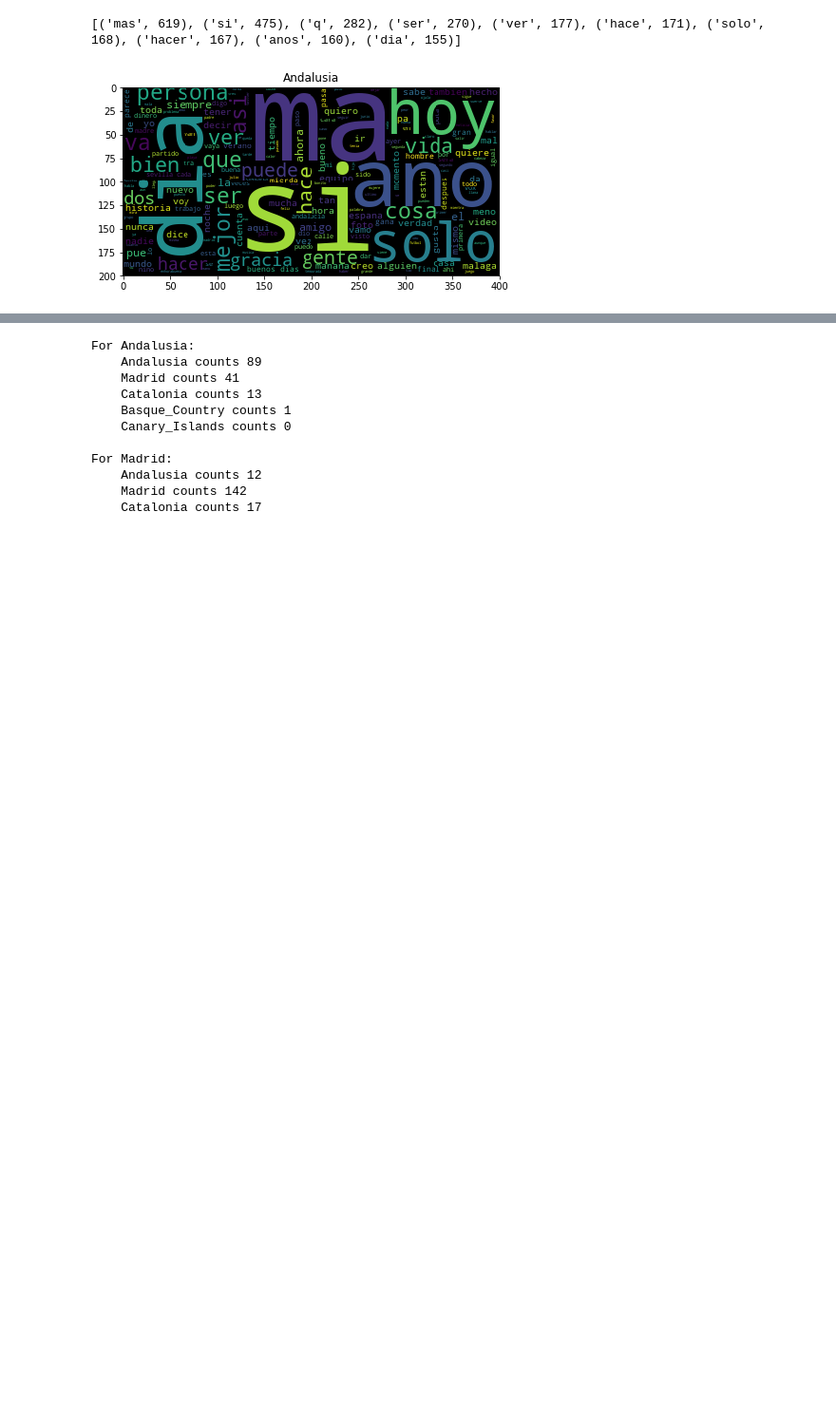
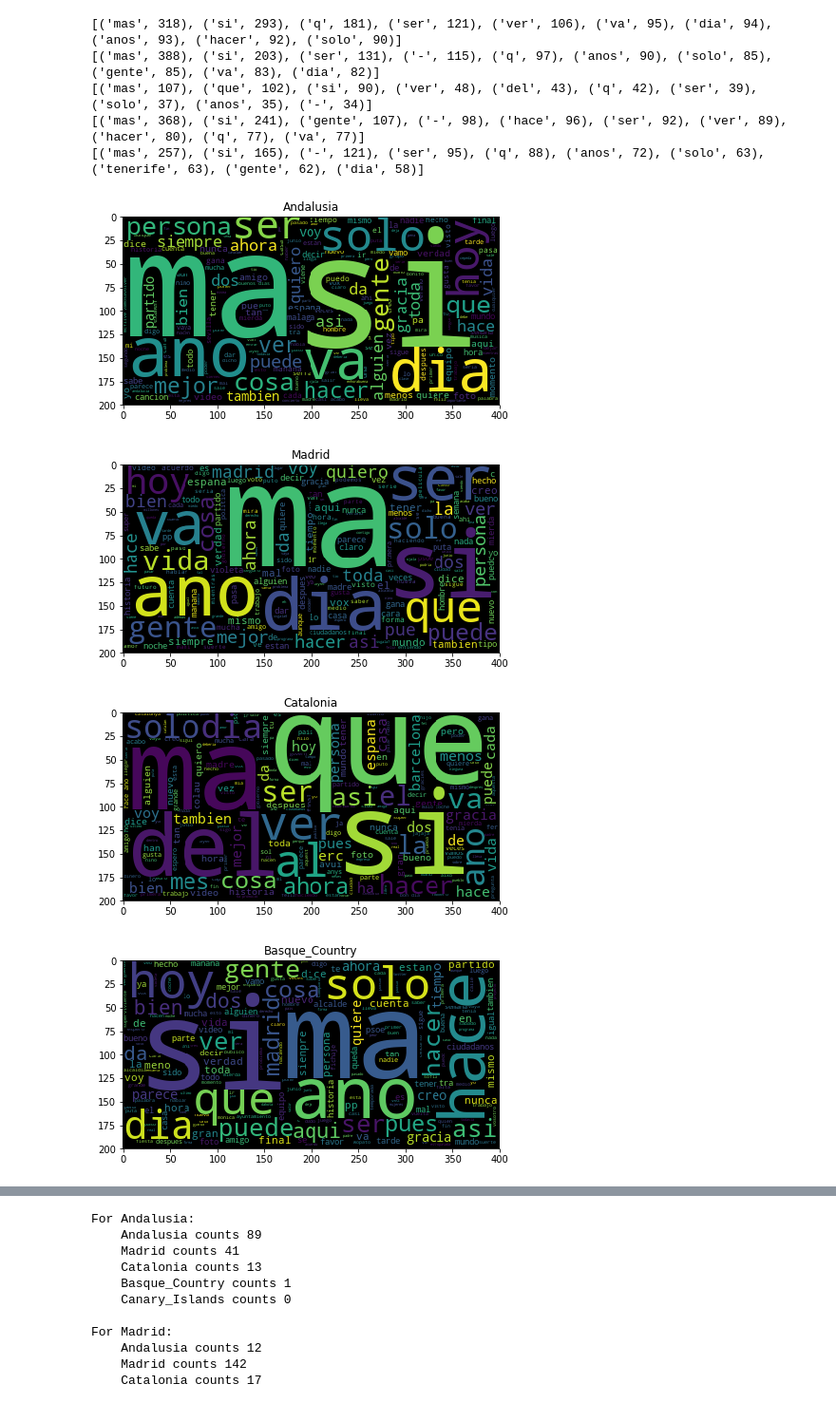
Before and after one commit to ignaciovi/tweet-geolocation-spain, a Jupyter notebook: Data analysis.ipynb, the cells around one changed output, grey strips where cells are left out. Shown: that part at 95% size. Saved outputs shown, nothing was run; the diff lists cells and outputs as text; code cells hidden in the pictures; blank space fills up the shorter version.

```diff
--- a/Data analysis.ipynb
+++ b/Data analysis.ipynb
@@ -28,7 +28,7 @@ Basque_Country = ["Basque_Country", "42.9911816,-2.5543023,100km"]
 CAS = [Andalusia, Madrid, Catalonia, Basque_Country, Canary_Islands]
 CAS_name = [CA[0].replace("_", " ") for CA in CAS]
 # %%
-df_tweets = pd.read_csv("tweet_dataset_ext.csv")
+df_tweets = pd.read_csv("tweet_dataset.csv")
 # %%
 df_tweets
 # %% [output]
@@ -54,33 +54,39 @@ df_tweets
 # We will use the not stemming tweets for the bag of words since we will be able to interpret the results
 for CA in CAS:
     new_sentence = ""
     tweet_group = ""
     for index, row in df_tweets[df_tweets["location"] == CA[0]].iterrows():
         sentence = row[1].lower()
         sentence = unidecode.unidecode(sentence)
         words = sentence.split()
         try:
             if detect(row[1]) == "es":
                 words = [w for w in words if not w in stopwords.words("spanish")] # Remove stopwords
             elif detect(row[1]) == "ca":
                 words = [w for w in words if not w in stopwords.words("catalan.txt")]
             elif detect(row[1]) == "eu":
                 words = [w for w in words if not w in stopwords.words("basque.txt")]
             else:
                 words = [""]
             words = [w for w in words if (not "@" in w) if ("rt" != w.lower()) if (not "http" in w)]
             new_sentence = new_sentence + " ".join(words)
         except:
             "Do nothing"
     tweet_group_wc = WordCloud().generate(new_sentence)
     count_words = Counter(new_sentence.split(" ")).most_common(10)
     plt.figure()
     plt.title(CA[0])
     plt.imshow(tweet_group_wc)
     plt.tight_layout(pad = 0)
     print(count_words)
-    break
 plt.show()
 # %% [output]
-[('mas', 619), ('si', 475), ('q', 282), ('ser', 270), ('ver', 177), ('hace', 171), ('solo', 168), ('hacer', 167), ('anos', 160), ('dia', 155)]
+[('mas', 318), ('si', 293), ('q', 181), ('ser', 121), ('ver', 106), ('va', 95), ('dia', 94), ('anos', 93), ('hacer', 92), ('solo', 90)]
+[('mas', 388), ('si', 203), ('ser', 131), ('-', 115), ('q', 97), ('anos', 90), ('solo', 85), ('gente', 85), ('va', 83), ('dia', 82)]
+[('mas', 107), ('que', 102), ('si', 90), ('ver', 48), ('del', 43), ('q', 42), ('ser', 39), ('solo', 37), ('anos', 35), ('-', 34)]
+[('mas', 368), ('si', 241), ('gente', 107), ('-', 98), ('hace', 96), ('ser', 92), ('ver', 89), ('hacer', 80), ('q', 77), ('va', 77)]
+[('mas', 257), ('si', 165), ('-', 121), ('ser', 95), ('q', 88), ('anos', 72), ('solo', 63), ('tenerife', 63), ('gente', 62), ('dia', 58)]
-[figure, old version]
+[figure, new version]
+[figure, added]
+[figure, added]
+[figure, added]
```
Also changed, not shown: parts of 4 cells of this notebook.
